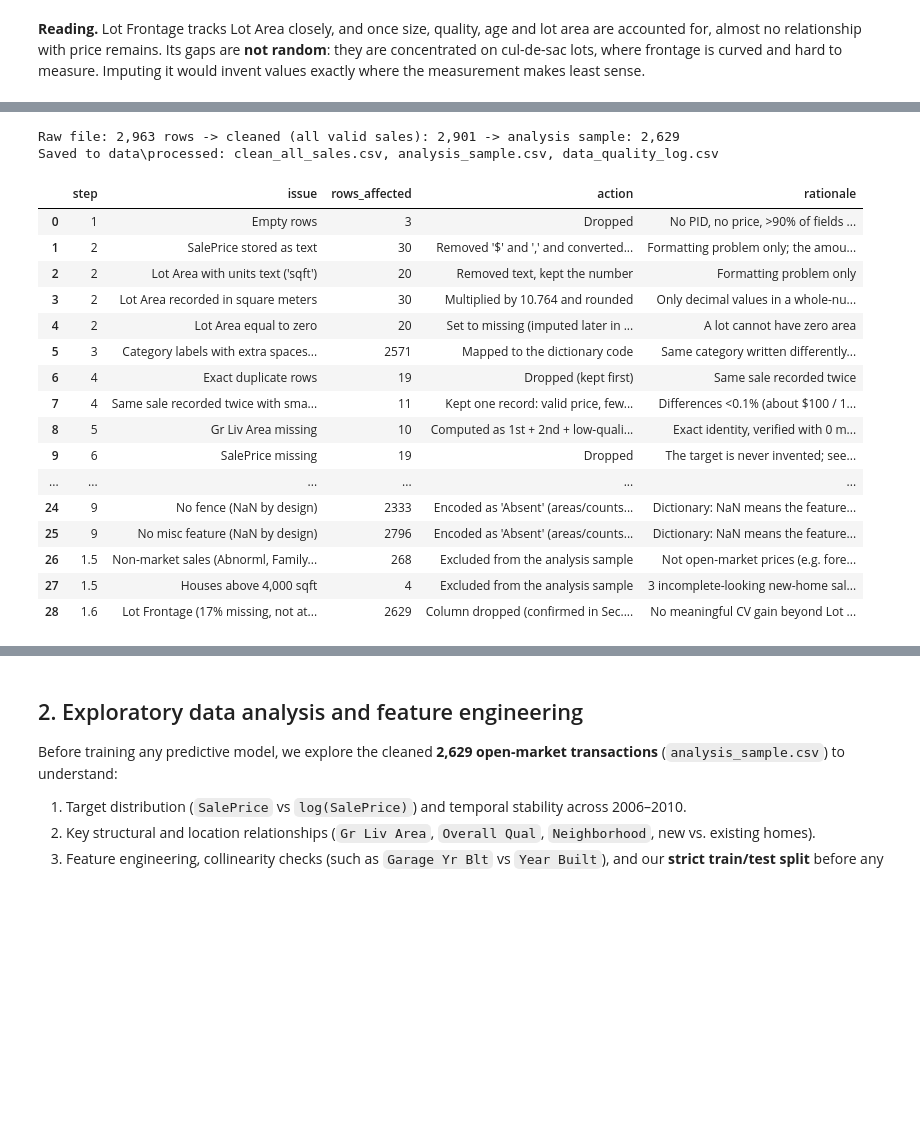
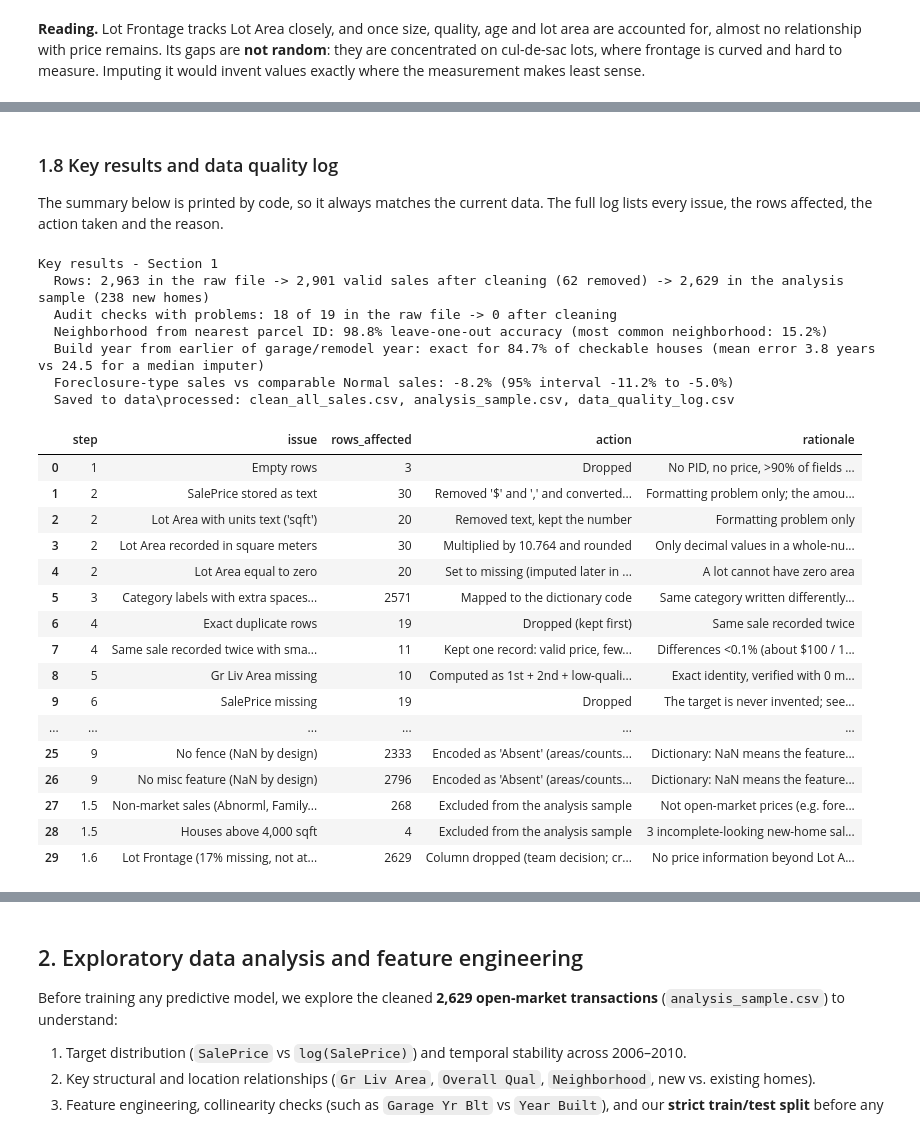
Before and after one commit to daniosp/final-proyect-ml, a Jupyter notebook: main/clearview_analysis.ipynb, the cells around one changed output, grey strips where cells are left out. Saved outputs shown, nothing was run; the diff lists cells and outputs as text; code cells hidden in the pictures; blank space fills up the shorter version.

```diff
--- a/main/clearview_analysis.ipynb
+++ b/main/clearview_analysis.ipynb
@@ -487,15 +610,15 @@ Rebuilt 10 values; still missing: 0
 # %%
-ppsf = df["SalePrice"] / df["Gr Liv Area"]
+price_per_sqft = df["SalePrice"] / df["Gr Liv Area"]
 target_issue = pd.Series(pd.NA, index=df.index, dtype="string")
 target_issue[df["SalePrice"].isna()] = "missing"
 target_issue[df["SalePrice"] <= 0] = "zero or negative"
-target_issue[ppsf > 10 * ppsf.median()] = "implausible (>10x median $/sqft)"
+target_issue[price_per_sqft > 10 * price_per_sqft.median()] = "implausible (>10x median $/sqft)"
 bad_target = target_issue.notna()
 
 display(df.loc[bad_target & target_issue.ne("missing"),
                ["PID", "Neighborhood", "Gr Liv Area", "Overall Qual", "SalePrice"]]
-        .assign(price_per_sqft=ppsf.round(0), issue=target_issue))
-print(f"Median $/sqft of valid sales: {ppsf[~bad_target].median():.0f}")
+        .assign(price_per_sqft=price_per_sqft.round(0), issue=target_issue))
+print(f"Median $/sqft of valid sales: {price_per_sqft[~bad_target].median():.0f}")
 for kind, n in target_issue.value_counts().items():
     log(6, f"SalePrice {kind}", n, "Dropped", "The target is never invented; see the agreed decision")
 df = df.loc[~bad_target].copy()
@@ -658,0 +707,14 @@ Remodel years corrected: 11 | homes built after the sale year (kept, all 'Partia
+# %%
+MAX_REAL_CAPACITY = 5   # the largest real garage in the data holds 5 cars; anything above is a placeholder
+bad_capacity = df["Garage Cars"] > MAX_REAL_CAPACITY
+valid_garage = df["Garage Cars"].between(1, MAX_REAL_CAPACITY) & df["Garage Area"].gt(0)
+median_area = df.loc[valid_garage].groupby("Garage Cars")["Garage Area"].median()
+repaired = df.loc[bad_capacity, "Garage Area"].apply(lambda area: (median_area - area).abs().idxmin())
+
+print("Median garage area by capacity (sqft):", median_area.round(0).astype(int).to_dict())
+display(pd.DataFrame({"Garage Area (sqft)": df.loc[bad_capacity, "Garage Area"],
+                      "Garage Cars as recorded": df.loc[bad_capacity, "Garage Cars"],
+                      "Garage Cars repaired": repaired}))
+df.loc[bad_capacity, "Garage Cars"] = repaired
+log("7b", "Garage Cars placeholder (99)", bad_capacity.sum(),
+    "Replaced with the capacity whose median Garage Area is closest", "Same-row evidence: the garage's area shows its real size")
@@ -783,7 +832,7 @@ X_ref = sm.add_constant(np.column_stack([np.log(ref["Gr Liv Area"]), ref["Overal
 y_ref = np.log(ref["SalePrice"].to_numpy())
 is_normal = ref["Sale Condition"].eq("Normal").to_numpy()
 ref_fit = sm.OLS(y_ref[is_normal], X_ref[is_normal]).fit()
-ref["gap"] = y_ref - ref_fit.predict(X_ref)
+ref["gap_vs_normal_sale"] = y_ref - ref_fit.predict(X_ref)
 
 
 def bootstrap_median(x, rng, n_boot=2000):
@@ -794,10 +843,10 @@ def bootstrap_median(x, rng, n_boot=2000):
 
 rows = []
 for cond, g in ref.groupby("Sale Condition"):
-    lo, hi = bootstrap_median(g["gap"], rng_for(f"1.5 sale condition bootstrap: {cond}"))
+    lo, hi = bootstrap_median(g["gap_vs_normal_sale"], rng_for(f"1.5 sale condition bootstrap: {cond}"))
     rows.append({"Sale Condition": cond, "n": len(g), "median price": g["SalePrice"].median(),
                  "median $/sqft": (g["SalePrice"] / g["Gr Liv Area"]).median(),
-                 "% vs comparable Normal sale": 100 * np.expm1(g["gap"].median()),
+                 "% vs comparable Normal sale": 100 * np.expm1(g["gap_vs_normal_sale"].median()),
                  "95% CI low": 100 * np.expm1(lo), "95% CI high": 100 * np.expm1(hi)})
 cond_effect = pd.DataFrame(rows).set_index("Sale Condition").sort_values("% vs comparable Normal sale")
 print(f"Reference model on Normal sales: R² = {ref_fit.rsquared:.3f}")
@@ -965,30 +1016,51 @@ missing
 | Garage Finish | 1 | 0.04 |  |
 | Garage Qual | 1 | 0.04 |  |
 | Garage Cond | 1 | 0.04 |  |
+# %% [markdown]
+### 1.8 Key results and data quality log
+
+The summary below is printed by code, so it always matches the current data. The full log lists every issue, the rows affected, the action taken and the reason.
 # %%
 quality_log = pd.DataFrame(QUALITY_LOG)
 quality_log.to_csv(PROCESSED_DIR / "data_quality_log.csv", index=False)
-print(f"Raw file: {len(raw):,} rows -> cleaned (all valid sales): {len(df):,} -> analysis sample: {len(sample):,}")
-print(f"Saved to {PROCESSED_DIR.relative_to(ROOT)}: clean_all_sales.csv, analysis_sample.csv, data_quality_log.csv")
+
+abnormal = cond_effect.loc["Abnorml"]
+print("Key results - Section 1")
+print(f"  Rows: {len(raw):,} in the raw file -> {len(df):,} valid sales after cleaning ({len(raw) - len(df)} removed) "
+      f"-> {len(sample):,} in the analysis sample ({sample['is_new_home'].sum()} new homes)")
+print(f"  Audit checks with problems: {int((audit_raw > 0).sum())} of {len(audit_raw)} in the raw file -> "
+      f"{int((audit_clean > 0).sum())} after cleaning")
+print(f"  Neighborhood from nearest parcel ID: {loo_acc:.1%} leave-one-out accuracy "
+      f"(most common neighborhood: {majority_acc:.1%})")
+print(f"  Build year from earlier of garage/remodel year: exact for {rule_exact:.1%} of checkable houses "
+      f"(mean error {rule_mae:.1f} years vs {median_mae:.1f} for a median imputer)")
+print(f"  Foreclosure-type sales vs comparable Normal sales: {abnormal['% vs comparable Normal sale']:+.1f}% "
+      f"(95% interval {abnormal['95% CI low']:+.1f}% to {abnormal['95% CI high']:+.1f}%)")
+print(f"  Saved to {PROCESSED_DIR.relative_to(ROOT)}: clean_all_sales.csv, analysis_sample.csv, data_quality_log.csv")
 quality_log
 # %% [output]
-Raw file: 2,963 rows -> cleaned (all valid sales): 2,901 -> analysis sample: 2,629
-Saved to data\processed: clean_all_sales.csv, analysis_sample.csv, data_quality_log.csv
+Key results - Section 1
+  Rows: 2,963 in the raw file -> 2,901 valid sales after cleaning (62 removed) -> 2,629 in the analysis sample (238 new homes)
+  Audit checks with problems: 18 of 19 in the raw file -> 0 after cleaning
+  Neighborhood from nearest parcel ID: 98.8% leave-one-out accuracy (most common neighborhood: 15.2%)
+  Build year from earlier of garage/remodel year: exact for 84.7% of checkable houses (mean error 3.8 years vs 24.5 for a median imputer)
+  Foreclosure-type sales vs comparable Normal sales: -8.2% (95% interval -11.2% to -5.0%)
+  Saved to data\processed: clean_all_sales.csv, analysis_sample.csv, data_quality_log.csv
 |  | step | issue | rows_affected | action | rationale |
 | 0 | 1 | Empty rows | 3 | Dropped | No PID, no price, >90% of fields ... |
 | 1 | 2 | SalePrice stored as text | 30 | Removed '$' and ',' and converted... | Formatting problem only; the amou... |
 | 2 | 2 | Lot Area with units text ('sqft') | 20 | Removed text, kept the number | Formatting problem only |
 | 3 | 2 | Lot Area recorded in square meters | 30 | Multiplied by 10.764 and rounded | Only decimal values in a whole-nu... |
 | 4 | 2 | Lot Area equal to zero | 20 | Set to missing (imputed later in ... | A lot cannot have zero area |
 | 5 | 3 | Category labels with extra spaces... | 2571 | Mapped to the dictionary code | Same category written differently... |
 | 6 | 4 | Exact duplicate rows | 19 | Dropped (kept first) | Same sale recorded twice |
 | 7 | 4 | Same sale recorded twice with sma... | 11 | Kept one record: valid price, few... | Differences <0.1% (about $100 / 1... |
 | 8 | 5 | Gr Liv Area missing | 10 | Computed as 1st + 2nd + low-quali... | Exact identity, verified with 0 m... |
 | 9 | 6 | SalePrice missing | 19 | Dropped | The target is never invented; see... |
 | ... | ... | ... | ... | ... | ... |
-| 24 | 9 | No fence (NaN by design) | 2333 | Encoded as 'Absent' (areas/counts... | Dictionary: NaN means the feature... |
-| 25 | 9 | No misc feature (NaN by design) | 2796 | Encoded as 'Absent' (areas/counts... | Dictionary: NaN means the feature... |
-| 26 | 1.5 | Non-market sales (Abnorml, Family... | 268 | Excluded from the analysis sample | Not open-market prices (e.g. fore... |
-| 27 | 1.5 | Houses above 4,000 sqft | 4 | Excluded from the analysis sample | 3 incomplete-looking new-home sal... |
-| 28 | 1.6 | Lot Frontage (17% missing, not at... | 2629 | Column dropped (confirmed in Sec.... | No meaningful CV gain beyond Lot ... |
+| 25 | 9 | No fence (NaN by design) | 2333 | Encoded as 'Absent' (areas/counts... | Dictionary: NaN means the feature... |
+| 26 | 9 | No misc feature (NaN by design) | 2796 | Encoded as 'Absent' (areas/counts... | Dictionary: NaN means the feature... |
+| 27 | 1.5 | Non-market sales (Abnorml, Family... | 268 | Excluded from the analysis sample | Not open-market prices (e.g. fore... |
+| 28 | 1.5 | Houses above 4,000 sqft | 4 | Excluded from the analysis sample | 3 incomplete-looking new-home sal... |
+| 29 | 1.6 | Lot Frontage (17% missing, not at... | 2629 | Column dropped (team decision; cr... | No price information beyond Lot A... |
 # %% [markdown]
```
Also changed, not shown: parts of 42 cells of this notebook, 7 other files.
